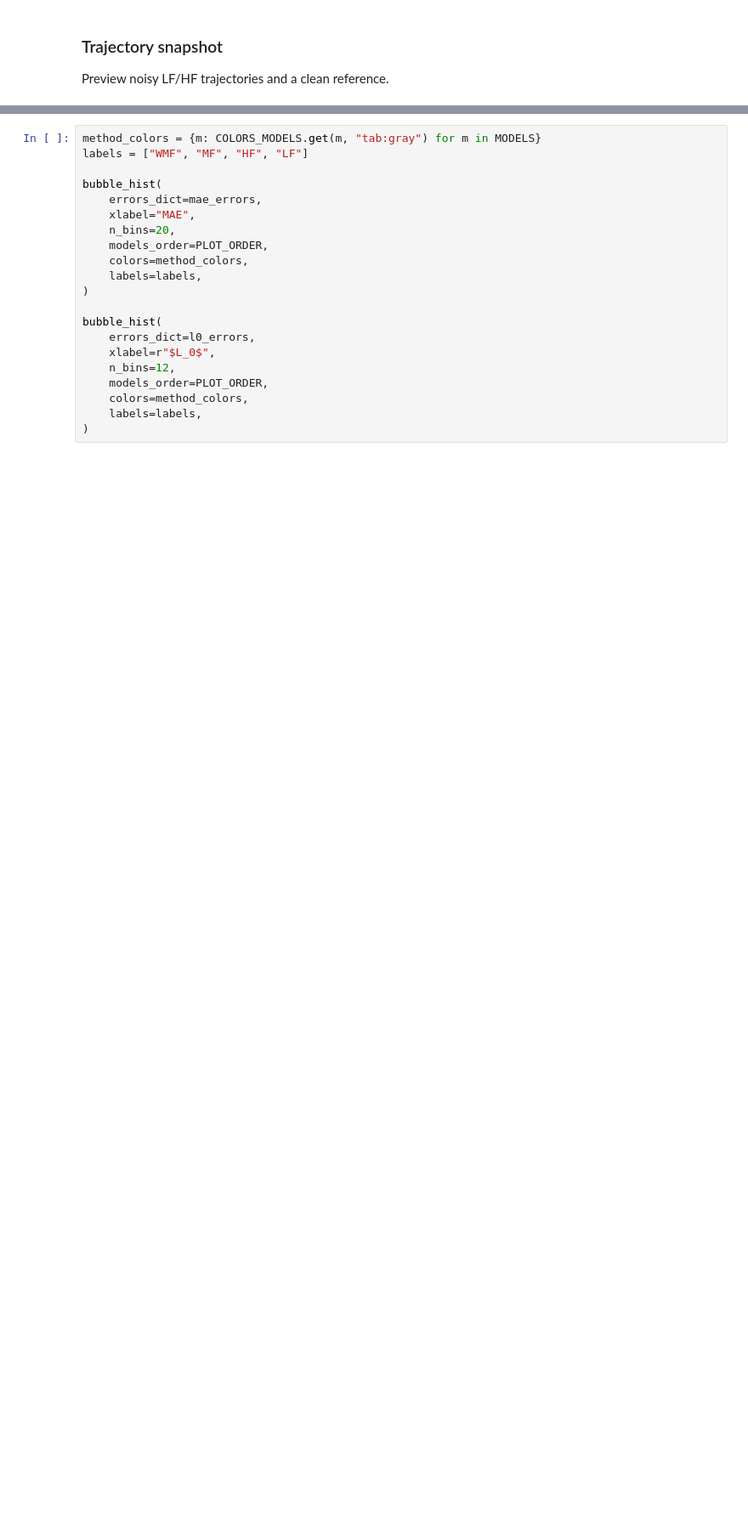
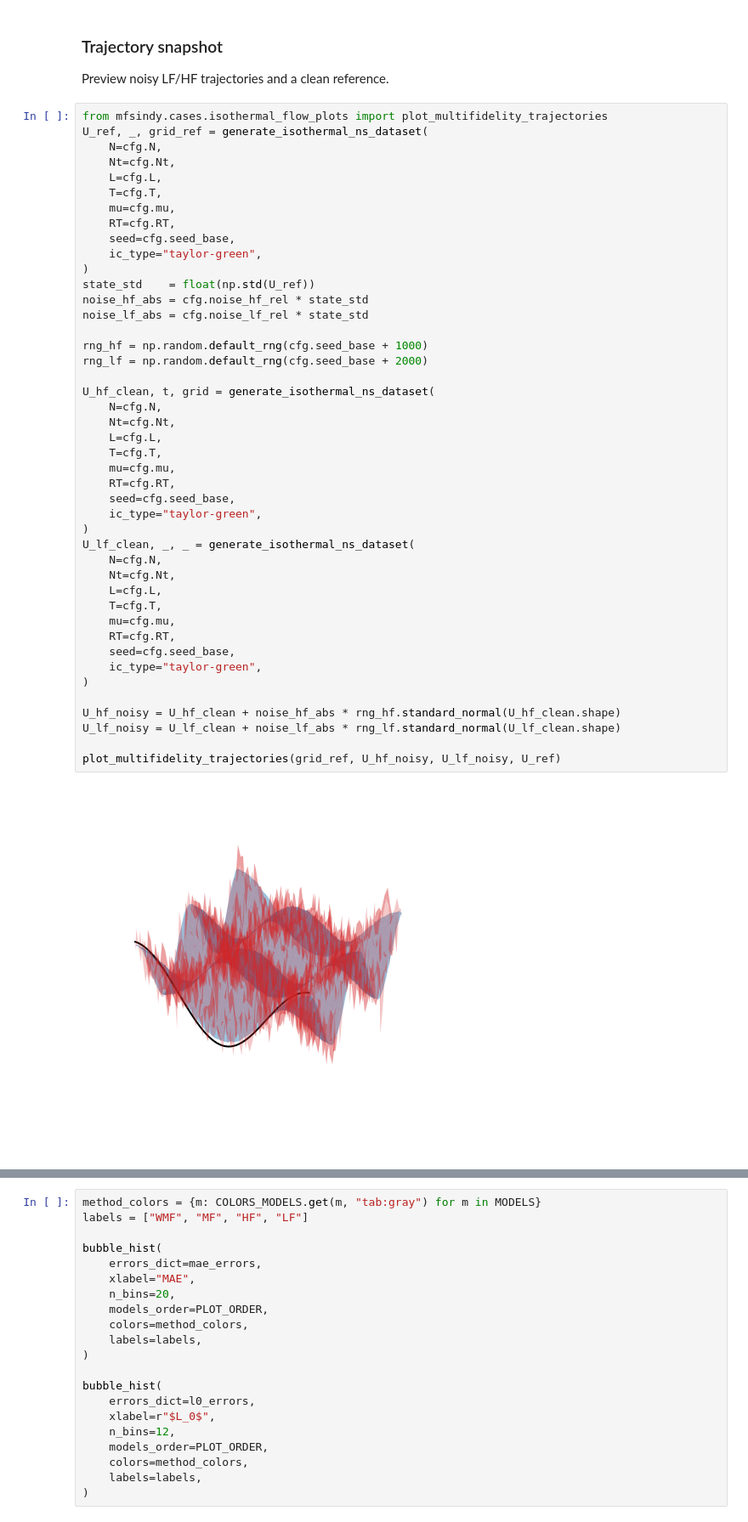
Before and after one commit to filippozacchei/WLS-Sindy, a Jupyter notebook: examples/isothermal_flow/part1.ipynb, the cells around one changed output, grey strips where cells are left out. Shown at 85% size. Saved outputs shown, nothing was run; the diff lists cells and outputs as text; blank space fills up the shorter version.

```diff
--- a/examples/isothermal_flow/part1.ipynb
+++ b/examples/isothermal_flow/part1.ipynb
@@ -57,3 +57,49 @@ We use parameters $(\mu, c_s)$ with $n_{HF}$ high-fidelity and $n_{LF}$ low-fide
 # %% [markdown]
 ### Trajectory snapshot
 Preview noisy LF/HF trajectories and a clean reference.
+# %%
+from mfsindy.cases.isothermal_flow_plots import plot_multifidelity_trajectories
+U_ref, _, grid_ref = generate_isothermal_ns_dataset(
+    N=cfg.N,
+    Nt=cfg.Nt,
+    L=cfg.L,
+    T=cfg.T,
+    mu=cfg.mu,
+    RT=cfg.RT,
+    seed=cfg.seed_base,
+    ic_type="taylor-green",
+)
+state_std    = float(np.std(U_ref))
+noise_hf_abs = cfg.noise_hf_rel * state_std
+noise_lf_abs = cfg.noise_lf_rel * state_std
+
+rng_hf = np.random.default_rng(cfg.seed_base + 1000)
+rng_lf = np.random.default_rng(cfg.seed_base + 2000)
+
+U_hf_clean, t, grid = generate_isothermal_ns_dataset(
+    N=cfg.N,
+    Nt=cfg.Nt,
+    L=cfg.L,
+    T=cfg.T,
+    mu=cfg.mu,
+    RT=cfg.RT,
+    seed=cfg.seed_base,
+    ic_type="taylor-green",
+)
+U_lf_clean, _, _ = generate_isothermal_ns_dataset(
+    N=cfg.N,
+    Nt=cfg.Nt,
+    L=cfg.L,
+    T=cfg.T,
+    mu=cfg.mu,
+    RT=cfg.RT,
+    seed=cfg.seed_base,
+    ic_type="taylor-green",
+)
+
+U_hf_noisy = U_hf_clean + noise_hf_abs * rng_hf.standard_normal(U_hf_clean.shape)
+U_lf_noisy = U_lf_clean + noise_lf_abs * rng_lf.standard_normal(U_lf_clean.shape)
+
+plot_multifidelity_trajectories(grid_ref, U_hf_noisy, U_lf_noisy, U_ref)
+# %% [output]
+[figure, added]
```
Also changed, not shown: parts of 6 cells of this notebook, 7 other files.
